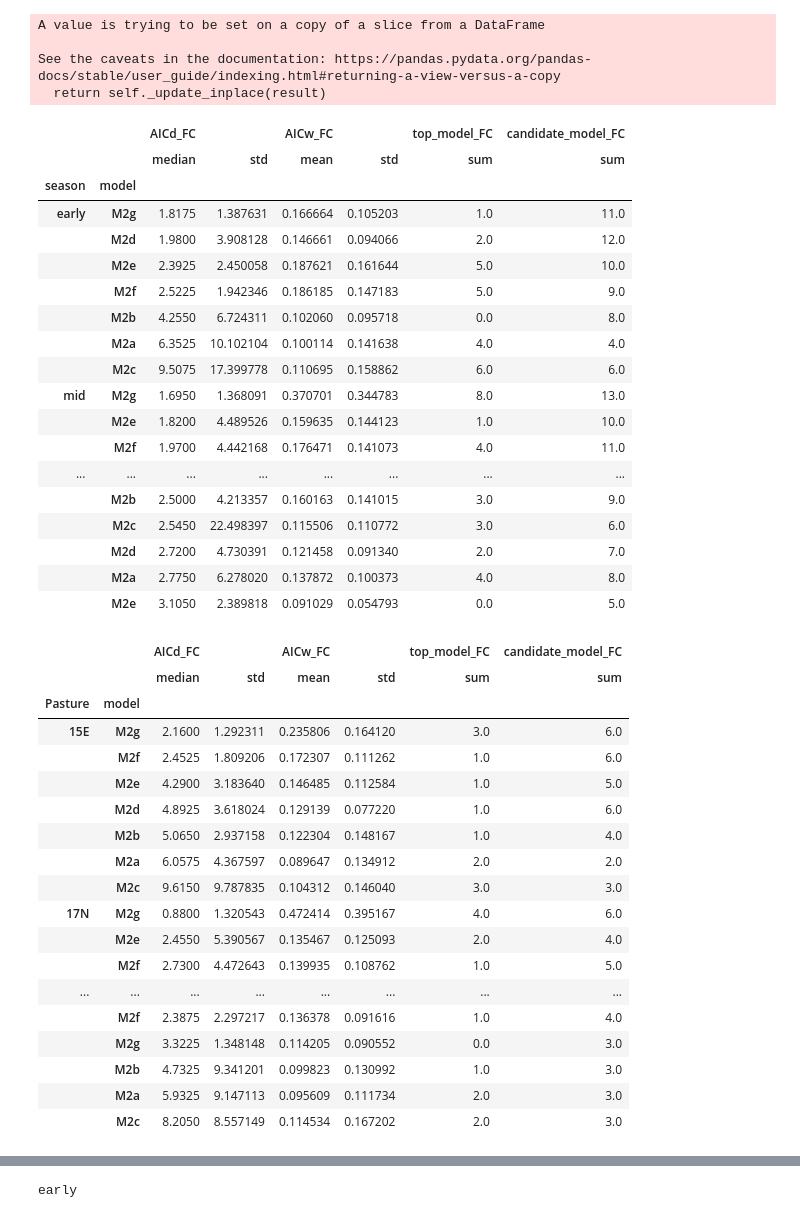
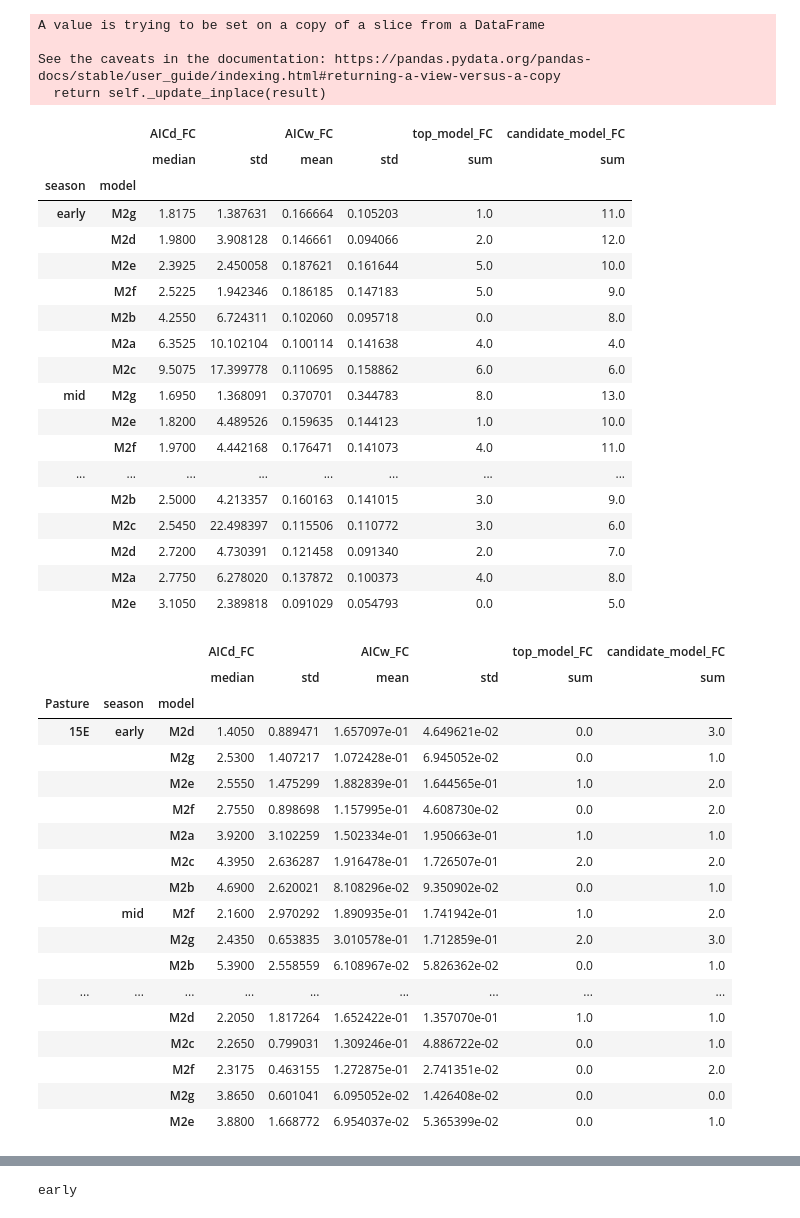
Before and after one commit to kearney-sp/lotek_processing, a Jupyter notebook: build_grazing_intensity_models.ipynb, the cells around one changed output, grey strips where cells are left out. Cells and saved outputs as stored; diff of their text form; code cells hidden in the pictures.

```diff
--- a/build_grazing_intensity_models.ipynb
+++ b/build_grazing_intensity_models.ipynb
@@ -347,63 +353,65 @@ display(df_results.loc[df_results['model'].str.contains(
     func={'AICd_FC': [np.median, np.std], 'AICw_FC': [np.mean, np.std],
           'top_model_FC': np.sum, 'candidate_model_FC': np.sum}, axis=1).sort_values(['season', ('AICd_FC', 'median')]))
 
-# print the results by pasture
+# print the results by season and pasture
+pd.set_option('display.max_rows', 150)
 display(df_results.loc[df_results['model'].str.contains(
     '|'.join(['M2']))].groupby(
     ['season', 'week', 'model', 'Pasture']).aggregate(
     func={'AICd_FC': np.mean, 'AICw_FC': np.mean,
           'top_model_FC': np.max, 'candidate_model_FC': np.max}).groupby(
-    ['Pasture', 'model'])[['top_model_FC', 'candidate_model_FC', 'AICw_FC', 'AICd_FC']].aggregate(
+    ['Pasture', 'season', 'model'])[['top_model_FC', 'candidate_model_FC', 'AICw_FC', 'AICd_FC']].aggregate(
     func={'AICd_FC': [np.median, np.std], 'AICw_FC': [np.mean, np.std],
-          'top_model_FC': np.sum, 'candidate_model_FC': np.sum}, axis=1).sort_values(['Pasture', ('AICd_FC', 'median')]))
+          'top_model_FC': np.sum, 'candidate_model_FC': np.sum}, axis=1).sort_values(['Pasture', 'season', ('AICd_FC', 'median')]))
 
+# print the overall results
 display(df_results.loc[df_results['model'].str.contains(
     '|'.join(['M2']))].groupby(
     ['season', 'week', 'model', 'Pasture']).aggregate(
     func={'AICd_FC': np.mean, 'AICw_FC': np.mean,
           'top_model_FC': np.max, 'candidate_model_FC': np.max}).groupby(
     ['model'])[['top_model_FC', 'candidate_model_FC', 'AICw_FC', 'AICd_FC']].aggregate(
     func={'AICd_FC': [np.median, np.std], 'AICw_FC': [np.mean, np.std],
           'top_model_FC': np.sum, 'candidate_model_FC': np.sum}, axis=1).sort_values(('AICd_FC', 'median')))
 # %% [output]
 |  |  | AICd_FC |  | AICw_FC |  | top_model_FC | candidate_model_FC |
 |  |  | median | std | mean | std | sum | sum |
 | season | model |  |  |  |  |  |  |
 | early | M2g | 1.8175 | 1.387631 | 0.166664 | 0.105203 | 1.0 | 11.0 |
 |  | M2d | 1.9800 | 3.908128 | 0.146661 | 0.094066 | 2.0 | 12.0 |
 |  | M2e | 2.3925 | 2.450058 | 0.187621 | 0.161644 | 5.0 | 10.0 |
 |  | M2f | 2.5225 | 1.942346 | 0.186185 | 0.147183 | 5.0 | 9.0 |
 |  | M2b | 4.2550 | 6.724311 | 0.102060 | 0.095718 | 0.0 | 8.0 |
 |  | M2a | 6.3525 | 10.102104 | 0.100114 | 0.141638 | 4.0 | 4.0 |
 |  | M2c | 9.5075 | 17.399778 | 0.110695 | 0.158862 | 6.0 | 6.0 |
 | mid | M2g | 1.6950 | 1.368091 | 0.370701 | 0.344783 | 8.0 | 13.0 |
 |  | M2e | 1.8200 | 4.489526 | 0.159635 | 0.144123 | 1.0 | 10.0 |
 |  | M2f | 1.9700 | 4.442168 | 0.176471 | 0.141073 | 4.0 | 11.0 |
 | ... | ... | ... | ... | ... | ... | ... | ... |
 |  | M2b | 2.5000 | 4.213357 | 0.160163 | 0.141015 | 3.0 | 9.0 |
 |  | M2c | 2.5450 | 22.498397 | 0.115506 | 0.110772 | 3.0 | 6.0 |
 |  | M2d | 2.7200 | 4.730391 | 0.121458 | 0.091340 | 2.0 | 7.0 |
 |  | M2a | 2.7750 | 6.278020 | 0.137872 | 0.100373 | 4.0 | 8.0 |
 |  | M2e | 3.1050 | 2.389818 | 0.091029 | 0.054793 | 0.0 | 5.0 |
-|  |  | AICd_FC |  | AICw_FC |  | top_model_FC | candidate_model_FC |
-|  |  | median | std | mean | std | sum | sum |
-| Pasture | model |  |  |  |  |  |  |
-| 15E | M2g | 2.1600 | 1.292311 | 0.235806 | 0.164120 | 3.0 | 6.0 |
-|  | M2f | 2.4525 | 1.809206 | 0.172307 | 0.111262 | 1.0 | 6.0 |
-|  | M2e | 4.2900 | 3.183640 | 0.146485 | 0.112584 | 1.0 | 5.0 |
-|  | M2d | 4.8925 | 3.618024 | 0.129139 | 0.077220 | 1.0 | 6.0 |
-|  | M2b | 5.0650 | 2.937158 | 0.122304 | 0.148167 | 1.0 | 4.0 |
-|  | M2a | 6.0575 | 4.367597 | 0.089647 | 0.134912 | 2.0 | 2.0 |
-|  | M2c | 9.6150 | 9.787835 | 0.104312 | 0.146040 | 3.0 | 3.0 |
-| 17N | M2g | 0.8800 | 1.320543 | 0.472414 | 0.395167 | 4.0 | 6.0 |
-|  | M2e | 2.4550 | 5.390567 | 0.135467 | 0.125093 | 2.0 | 4.0 |
-|  | M2f | 2.7300 | 4.472643 | 0.139935 | 0.108762 | 1.0 | 5.0 |
-| ... | ... | ... | ... | ... | ... | ... | ... |
-|  | M2f | 2.3875 | 2.297217 | 0.136378 | 0.091616 | 1.0 | 4.0 |
-|  | M2g | 3.3225 | 1.348148 | 0.114205 | 0.090552 | 0.0 | 3.0 |
-|  | M2b | 4.7325 | 9.341201 | 0.099823 | 0.130992 | 1.0 | 3.0 |
-|  | M2a | 5.9325 | 9.147113 | 0.095609 | 0.111734 | 2.0 | 3.0 |
-|  | M2c | 8.2050 | 8.557149 | 0.114534 | 0.167202 | 2.0 | 3.0 |
+|  |  |  | AICd_FC |  | AICw_FC |  | top_model_FC | candidate_model_FC |
+|  |  |  | median | std | mean | std | sum | sum |
+| Pasture | season | model |  |  |  |  |  |  |
+| 15E | early | M2d | 1.4050 | 0.889471 | 1.657097e-01 | 4.649621e-02 | 0.0 | 3.0 |
+|  |  | M2g | 2.5300 | 1.407217 | 1.072428e-01 | 6.945052e-02 | 0.0 | 1.0 |
+|  |  | M2e | 2.5550 | 1.475299 | 1.882839e-01 | 1.644565e-01 | 1.0 | 2.0 |
+|  |  | M2f | 2.7550 | 0.898698 | 1.157995e-01 | 4.608730e-02 | 0.0 | 2.0 |
+|  |  | M2a | 3.9200 | 3.102259 | 1.502334e-01 | 1.950663e-01 | 1.0 | 1.0 |
+|  |  | M2c | 4.3950 | 2.636287 | 1.916478e-01 | 1.726507e-01 | 2.0 | 2.0 |
+|  |  | M2b | 4.6900 | 2.620021 | 8.108296e-02 | 9.350902e-02 | 0.0 | 1.0 |
+|  | mid | M2f | 2.1600 | 2.970292 | 1.890935e-01 | 1.741942e-01 | 1.0 | 2.0 |
+|  |  | M2g | 2.4350 | 0.653835 | 3.010578e-01 | 1.712859e-01 | 2.0 | 3.0 |
+|  |  | M2b | 5.3900 | 2.558559 | 6.108967e-02 | 5.826362e-02 | 0.0 | 1.0 |
+| ... | ... | ... | ... | ... | ... | ... | ... | ... |
+|  |  | M2d | 2.2050 | 1.817264 | 1.652422e-01 | 1.357070e-01 | 1.0 | 1.0 |
+|  |  | M2c | 2.2650 | 0.799031 | 1.309246e-01 | 4.886722e-02 | 0.0 | 1.0 |
+|  |  | M2f | 2.3175 | 0.463155 | 1.272875e-01 | 2.741351e-02 | 0.0 | 2.0 |
+|  |  | M2g | 3.8650 | 0.601041 | 6.095052e-02 | 1.426408e-02 | 0.0 | 0.0 |
+|  |  | M2e | 3.8800 | 1.668772 | 6.954037e-02 | 5.365399e-02 | 0.0 | 1.0 |
 |  | AICd_FC |  | AICw_FC |  | top_model_FC | candidate_model_FC |
 |  | median | std | mean | std | sum | sum |
 | model |  |  |  |  |  |  |
```
Also changed, not shown: parts of 20 cells of this notebook, 4 other files.
